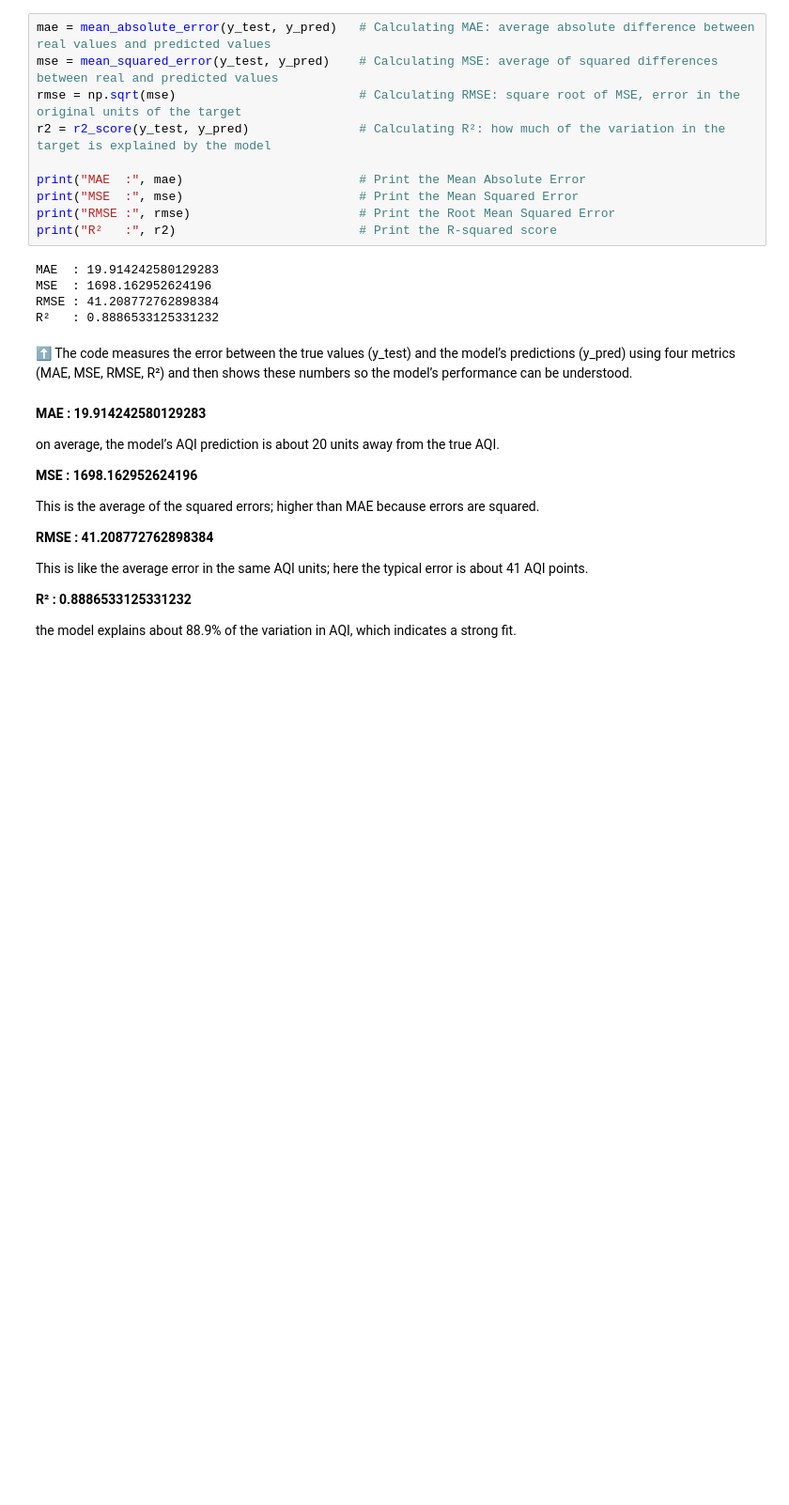
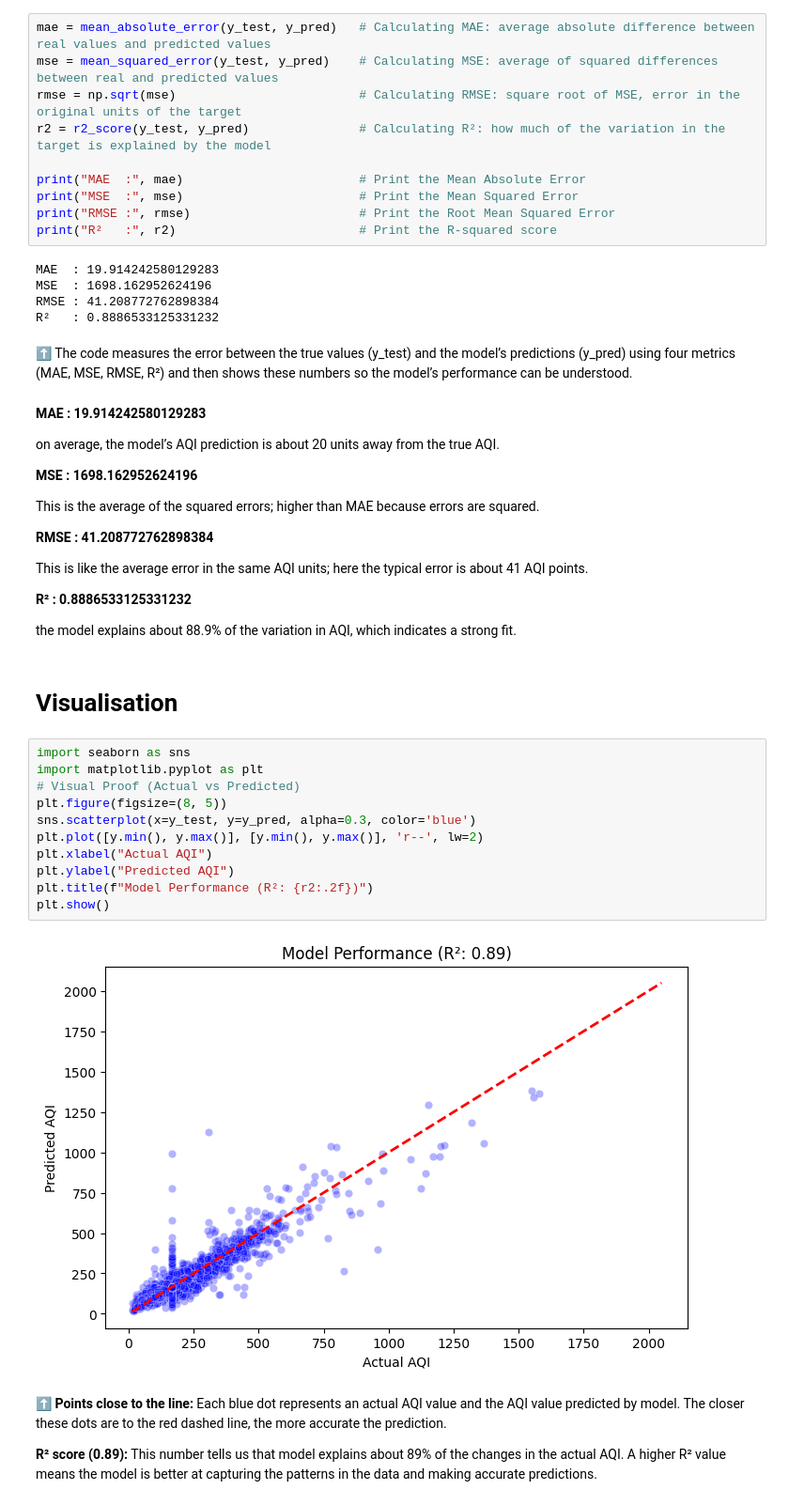
Before and after one commit to narenderkulariya/st20269341-CMP7005-PRAC1, a Jupyter notebook: model_prediction.ipynb, the cells around one changed output. Shown at 94% size. Cells and saved outputs as stored; diff of their text form; blank space fills up the shorter version.

Commit message:
adding visualisation

```diff
--- a/model_prediction.ipynb
+++ b/model_prediction.ipynb
@@ -81,3 +81,22 @@ This is like the average error in the same AQI units; here the typical error is
 **R² : 0.8886533125331232**
 
 the model explains about 88.9% of the variation in AQI, which indicates a strong fit.
+# %% [markdown]
+# **Visualisation**
+# %%
+import seaborn as sns
+import matplotlib.pyplot as plt
+# Visual Proof (Actual vs Predicted)
+plt.figure(figsize=(8, 5))
+sns.scatterplot(x=y_test, y=y_pred, alpha=0.3, color='blue')
+plt.plot([y.min(), y.max()], [y.min(), y.max()], 'r--', lw=2)
+plt.xlabel("Actual AQI")
+plt.ylabel("Predicted AQI")
+plt.title(f"Model Performance (R²: {r2:.2f})")
+plt.show()
+# %% [output]
+[figure, added]
+# %% [markdown]
+⬆️ **Points close to the line:** Each blue dot represents an actual AQI value and the AQI value predicted by model. The closer these dots are to the red dashed line, the more accurate the prediction.
+
+**R² score (0.89):** This number tells us that model explains about 89% of the changes in the actual AQI. A higher R² value means the model is better at capturing the patterns in the data and making accurate predictions.
```
